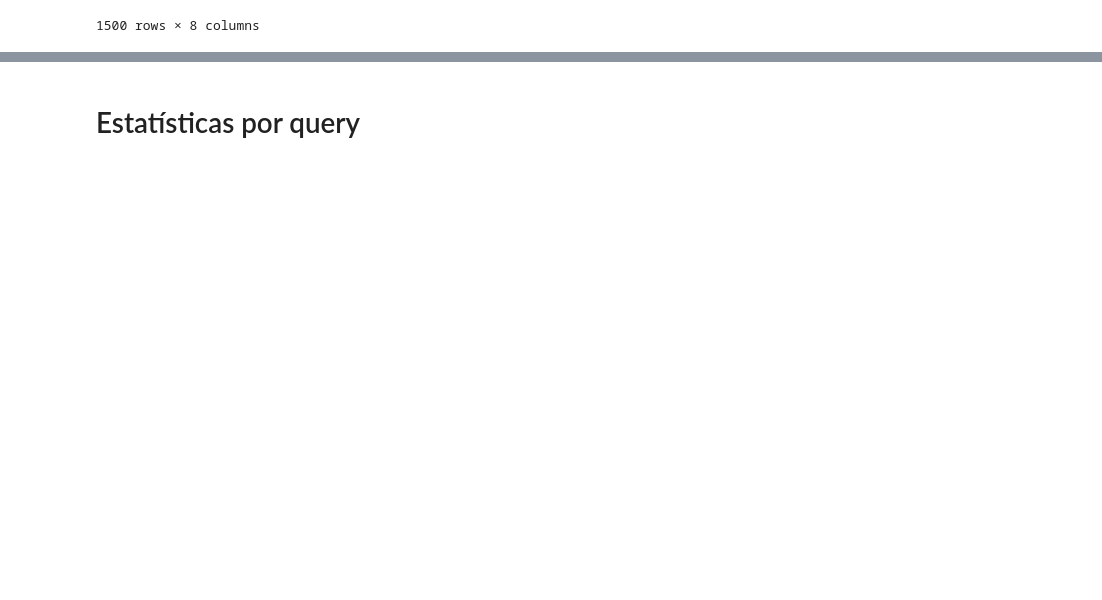
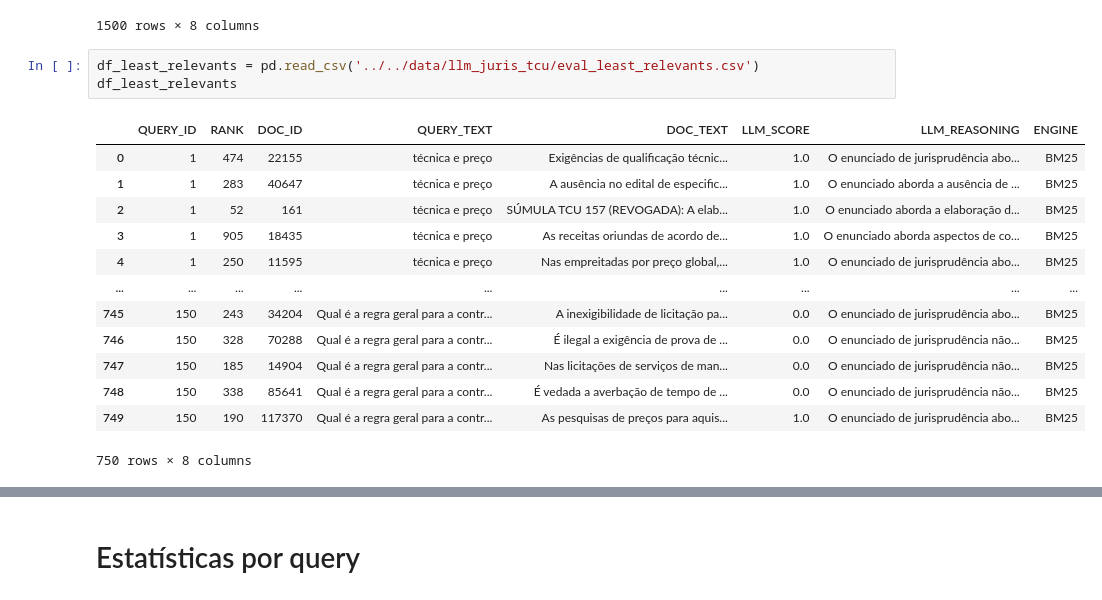
Before and after one commit to marcusborela/ind-ir, a Jupyter notebook: code/juris_tcu_qrels/check_evals.ipynb, the cells around one changed output, grey strips where cells are left out. Drawn from its saved outputs; the diff is of its cells as text; blank space fills up the shorter version.

```diff
--- a/code/juris_tcu_qrels/check_evals.ipynb
+++ b/code/juris_tcu_qrels/check_evals.ipynb
@@ -19,3 +19,20 @@ df_most_relevants
 | 1498 | 150 | 8 | 91180 | (BM25|STS)+Reranker | Qual é a regra geral para a contr... | É possível a contratação da execu... | 1.0 | O enunciado de jurisprudência abo... |
 | 1499 | 144 | 7 | 27083 | (BM25|STS)+Reranker | A prescrição da pretensão punitiv... | A imprescritibilidade das ações d... | 1.0 | O enunciado de jurisprudência abo... |
 1500 rows × 8 columns
+# %%
+df_least_relevants = pd.read_csv('../../data/llm_juris_tcu/eval_least_relevants.csv')
+df_least_relevants
+# %% [output]
+|  | QUERY_ID | RANK | DOC_ID | QUERY_TEXT | DOC_TEXT | LLM_SCORE | LLM_REASONING | ENGINE |
+| 0 | 1 | 474 | 22155 | técnica e preço | Exigências de qualificação técnic... | 1.0 | O enunciado de jurisprudência abo... | BM25 |
+| 1 | 1 | 283 | 40647 | técnica e preço | A ausência no edital de especific... | 1.0 | O enunciado aborda a ausência de ... | BM25 |
+| 2 | 1 | 52 | 161 | técnica e preço | SÚMULA TCU 157 (REVOGADA): A elab... | 1.0 | O enunciado aborda a elaboração d... | BM25 |
+| 3 | 1 | 905 | 18435 | técnica e preço | As receitas oriundas de acordo de... | 1.0 | O enunciado aborda aspectos de co... | BM25 |
+| 4 | 1 | 250 | 11595 | técnica e preço | Nas empreitadas por preço global,... | 1.0 | O enunciado de jurisprudência abo... | BM25 |
+| ... | ... | ... | ... | ... | ... | ... | ... | ... |
+| 745 | 150 | 243 | 34204 | Qual é a regra geral para a contr... | A inexigibilidade de licitação pa... | 0.0 | O enunciado de jurisprudência abo... | BM25 |
+| 746 | 150 | 328 | 70288 | Qual é a regra geral para a contr... | É ilegal a exigência de prova de ... | 0.0 | O enunciado de jurisprudência não... | BM25 |
+| 747 | 150 | 185 | 14904 | Qual é a regra geral para a contr... | Nas licitações de serviços de man... | 0.0 | O enunciado de jurisprudência não... | BM25 |
+| 748 | 150 | 338 | 85641 | Qual é a regra geral para a contr... | É vedada a averbação de tempo de ... | 0.0 | O enunciado de jurisprudência não... | BM25 |
+| 749 | 150 | 190 | 117370 | Qual é a regra geral para a contr... | As pesquisas de preços para aquis... | 1.0 | O enunciado de jurisprudência abo... | BM25 |
+750 rows × 8 columns
```
Also changed, not shown: parts of 4 cells of this notebook, 3 other files.
